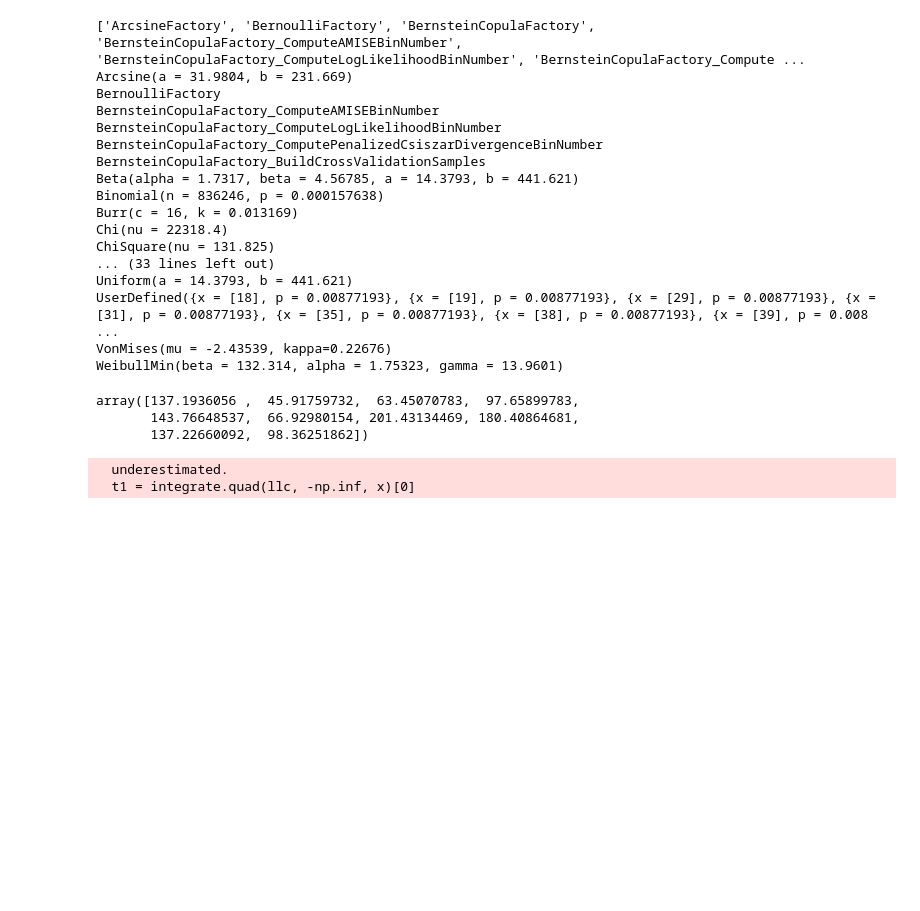
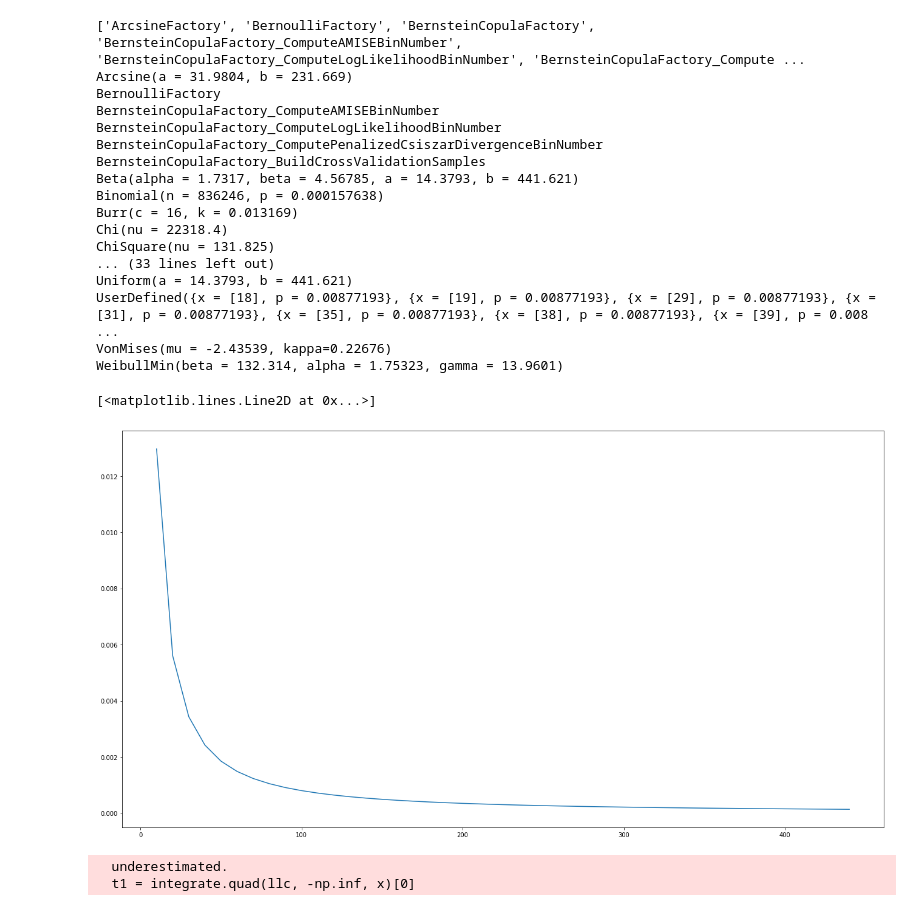
Before and after one commit to MartijnSparnaaij/trb_analysis, a Jupyter notebook: analyse_restaurant_data.ipynb, the cells around one changed output. Saved outputs shown, nothing was run; the diff lists cells and outputs as text; code cells hidden in the pictures; blank space fills up the shorter version.

```diff
--- a/analyse_restaurant_data.ipynb
+++ b/analyse_restaurant_data.ipynb
@@ -136,18 +136,22 @@ UserDefined({x = [18], p = 0.00877193}, {x = [19], p = 0.00877193}, {x = [29], p
 VonMises(mu = -2.43539, kappa=0.22676)
 WeibullMin(beta = 132.314, alpha = 1.75323, gamma = 13.9601)
 # %%
-x = np.arange(0,450,10)
+import openturns as ot
+import numpy as np
+import matplotlib.pyplot as plt
+
+visit_times_ot = ot.Sample(np.expand_dims(np.array(visit_times), axis=1))
+
+factory = getattr(ot, 'BurrFactory')
+dist = factory().build(visit_times_ot)
+
+x = np.arange(10,450,10)
 x_ot = ot.Sample(np.expand_dims(x, axis=1))
-
 a = dist.computePDF(x_ot)
-np.array(a).flatten()
-
-b = dist.getSample(10)
-np.array(b).flatten()
+plt.plot(x, np.array(a).flatten())
 # %% [output]
-array([137.1936056 ,  45.91759732,  63.45070783,  97.65899783,
-       143.76648537,  66.92980154, 201.43134469, 180.40864681,
-       137.22660092,  98.36251862])
+[<matplotlib.lines.Line2D at 0x...>]
+[figure, added]
 # %%
 import ast
 import numpy as np
```
Also changed, not shown: 2 other files.
